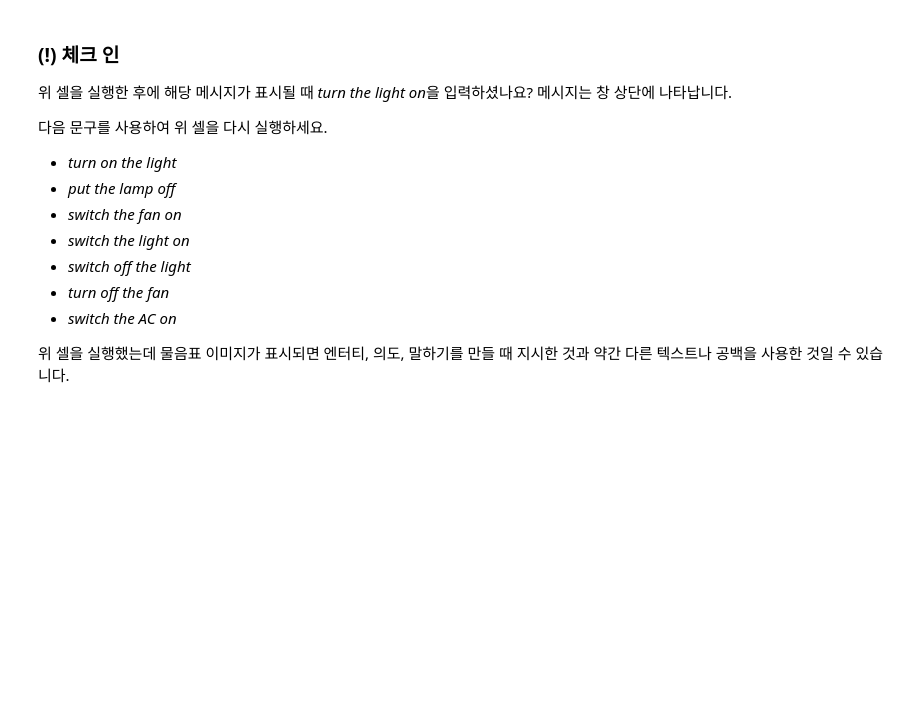
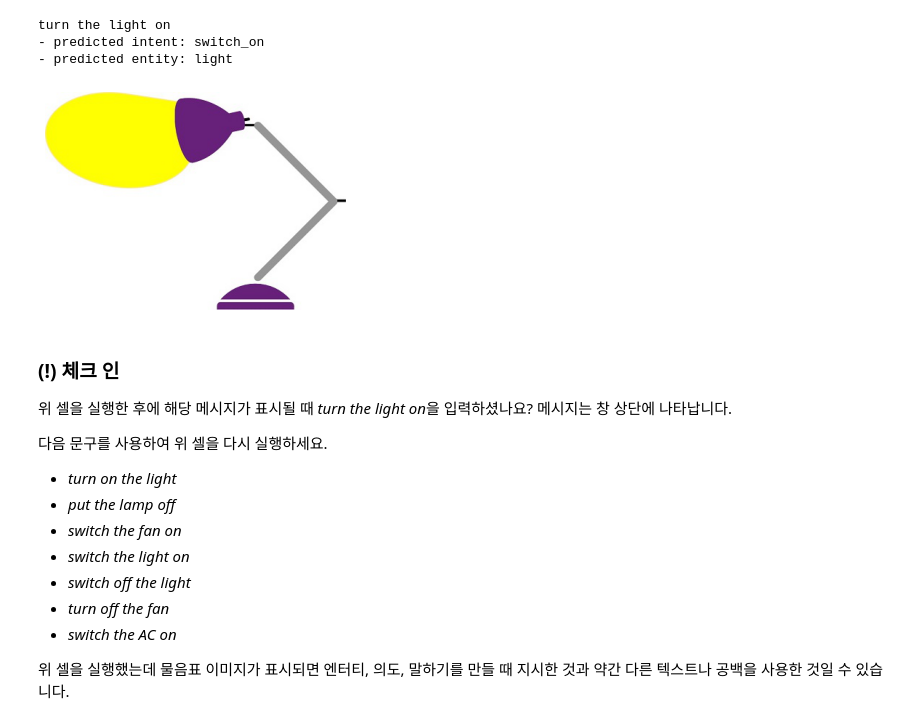
Before and after one commit to 6120kw/clone-ai-900, a Jupyter notebook: 10 - Language Understanding.ipynb, the cells around one changed output. Saved outputs shown, nothing was run; the diff lists cells and outputs as text; code cells hidden in the pictures; blank space fills up the shorter version.

```diff
--- a/10 - Language Understanding.ipynb
+++ b/10 - Language Understanding.ipynb
@@ -110,29 +110,34 @@ Language Understanding을 통해 자연어 이해를 구현하려면 앱을 만
 # %%
 from python_code import luis
 import matplotlib.pyplot as plt
 from PIL import Image
 import os
 %matplotlib inline
 
 try:
    # Set up API configuration
-    luis_app_id = 'YOUR_LU_APP_ID'
-    luis_key = 'YOUR_LU_KEY'
-    luis_endpoint = 'YOUR_LU_ENDPOINT'
+    luis_app_id = '30ce4005-2385-4ceb-8915-8033412c1bb4'
+    luis_key = 'd324937c87264fa882d4ad988d9dbd5d'
+    luis_endpoint = 'https://ai-900-kwlu-temp3.cognitiveservices.azure.com/'
 
     # prompt for a command
     command = input('Please enter a command: \n')
 
     # get the predicted intent and entity (code in python_code.home_auto.py)
     action = luis.get_intent(luis_app_id, luis_key, luis_endpoint, command)
 
     # display an appropriate image
     img_name = action + '.jpg'
     img = Image.open(os.path.join("data", "luis" ,img_name))
     plt.axis('off')
     plt. imshow(img)
 except Exception as ex:
     print(ex)
+# %% [output]
+turn the light on
+- predicted intent: switch_on
+- predicted entity: light
+[figure, added]
 # %% [markdown]
 ### (!) 체크 인
 위 셀을 실행한 후에 해당 메시지가 표시될 때 *turn the light on*을 입력하셨나요? 메시지는 창 상단에 나타납니다.
```
Also changed, not shown: parts of 2 cells of this notebook.
